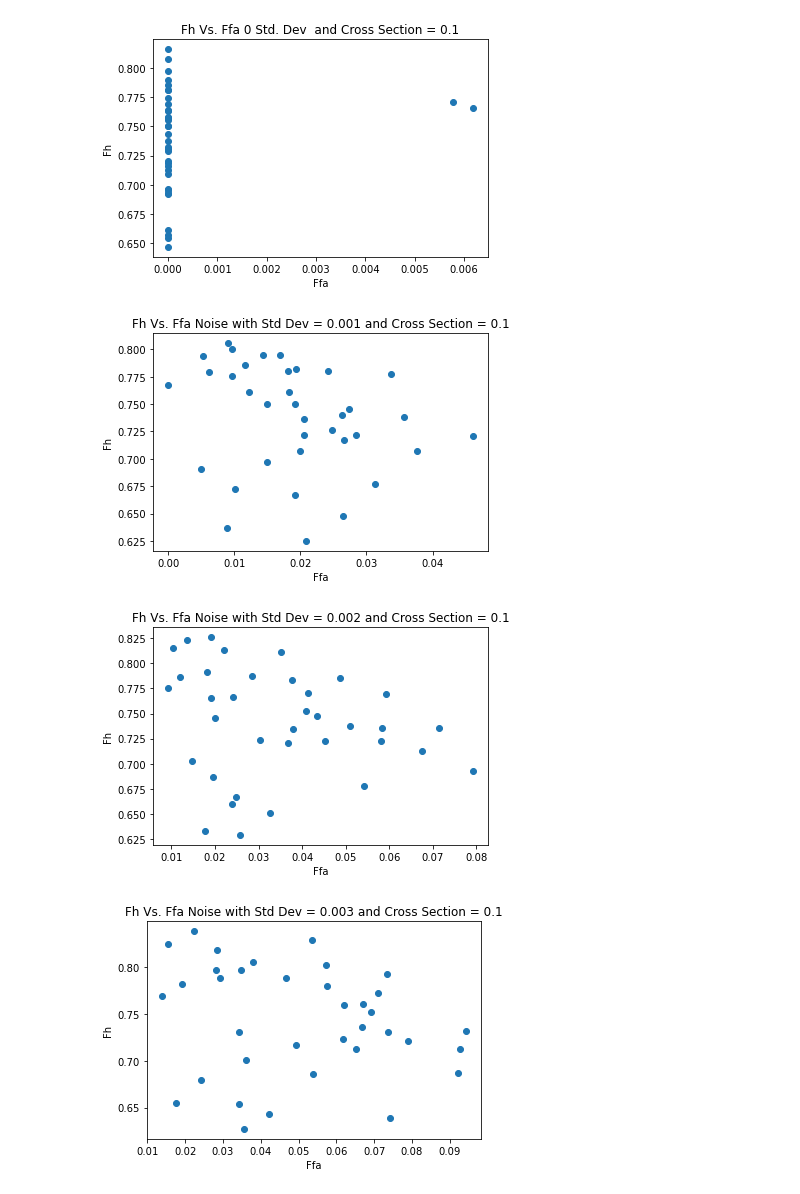
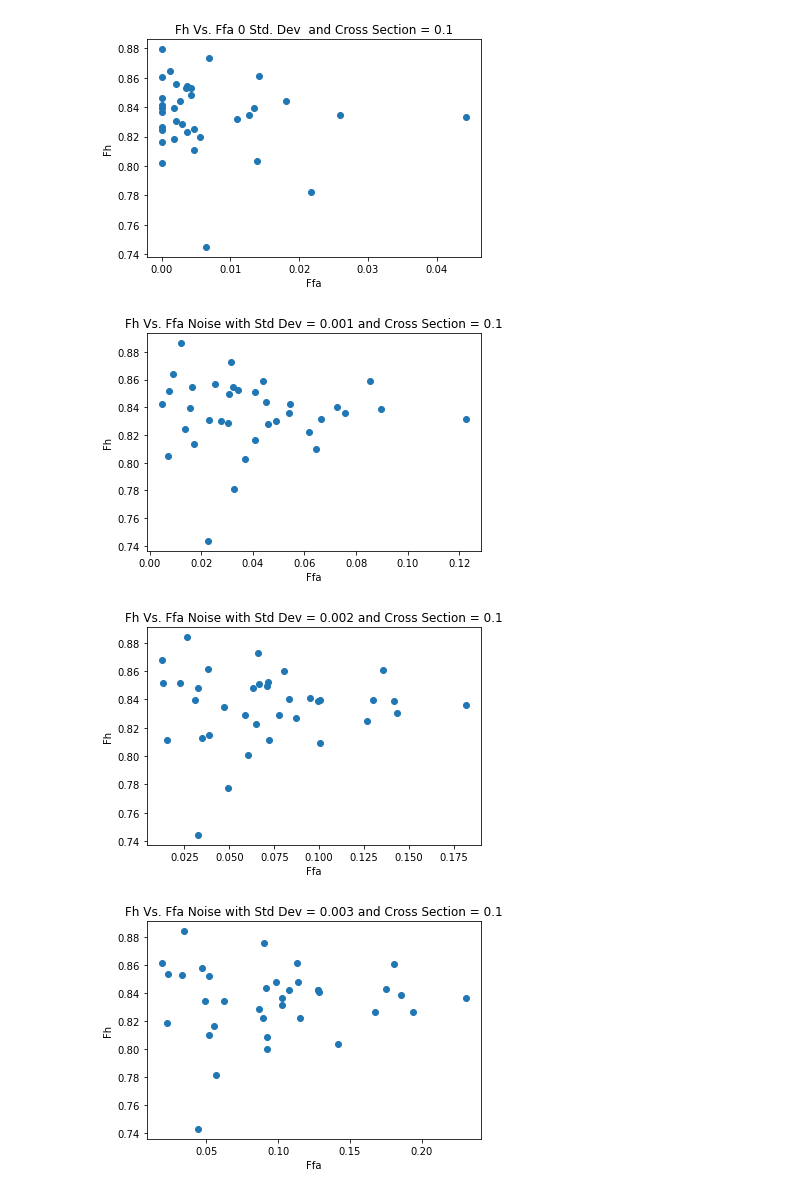
Before and after one commit to willrnt05/NeuralNetworksAssignment2, a Jupyter notebook: Assign2.ipynb, the cells around one changed output. Saved outputs shown, nothing was run; the diff lists cells and outputs as text; code cells hidden in the pictures.

Commit message:
SizeOfDatasetChoice

```diff
--- a/Assign2.ipynb
+++ b/Assign2.ipynb
@@ -64,11 +64,12 @@ def compareImage(Original, Output):
     return mismatch / len(Original)
 
 #gets all dataset 1 images
-def DataSetOfAllImages(num):
+def DataSetOfAllImages(num, size):
     dataset = []
+    size = int(size / 16)
     for i in alphabet:
         path = list("./CharDatasetx/y.jpg")
-        path[len(path) - 5] = str(i)
+        path[len(path) - 5] = str(i)*size
         path[13] = str(num)
         path = "".join(path)
         img = cv2.imread(path, cv2.IMREAD_GRAYSCALE)
@@ -152,7 +153,7 @@ def Perturb(images, mean, std_dev, cs):
 
         sample = numpy.random.normal(mean, std_dev, num)
 
-        RandomImageIndexes = random.sample(range(0, 255), num)
+        RandomImageIndexes = random.sample(range(0, len(i)), num)
 
         sampleIndex = 0
 
@@ -194,6 +195,21 @@ def SixteenAutoAssociativeDeepModel(X, y, _epochs, _batch_size, V = False):
     model.add(Dense(128, kernel_regularizer=regularizers.l2(0.001), activation='relu'))
     model.add(Dense(128, kernel_regularizer=regularizers.l2(0.001), activation='relu'))
     model.add(Dense(256, kernel_regularizer=regularizers.l2(0.001), activation='relu'))
+
+    model.compile(loss='binary_crossentropy', optimizer='adam')
+
+    model.fit(X, y, epochs=_epochs, batch_size=_batch_size, verbose = V)
+    return model
+
+def ThirtyTwoAutoAssociativeDeepModel(X, y, _epochs, _batch_size, V = False):
+
+    model = Sequential()
+
+    model.add(Dense(128, input_dim = 1024, activation='relu'))
+    model.add(Dense(128, kernel_regularizer=regularizers.l2(0.001), activation='relu'))
+    model.add(Dense(128, kernel_regularizer=regularizers.l2(0.001), activation='relu'))
+    model.add(Dense(128, kernel_regularizer=regularizers.l2(0.001), activation='relu'))
+    model.add(Dense(1024, kernel_regularizer=regularizers.l2(0.001), activation='relu'))
 
     model.compile(loss='binary_crossentropy', optimizer='adam')
 
@@ -296,7 +312,7 @@ def RunExperiment(X, M):
             FhArrays.append(a[0])
             FfaArrays.append(a[1])
 
-        Tabulate(FhArrays, FfaArrays, M, 16)
+        Tabulate(FhArrays, FfaArrays, M, math.sqrt(len(X[0])))
 
 
 
@@ -308,11 +324,11 @@ def RunExperiment(X, M):
 
 def main():
 
-    X = numpy.array(DataSetOfAllImages(1))
-    X2 = numpy.array(DataSetOfAllImages(2))
+    X = numpy.array(DataSetOfAllImages(1, 32))
+    X2 = numpy.array(DataSetOfAllImages(2, 32))
     y = X
 
-    M = SixteenAutoAssociativeDeepModel(X, y, 100, 2, True)
+    M = ThirtyTwoAutoAssociativeDeepModel(X, y, 100, 2, True)
     print("Running Experiment with Original Dataset")
     RunExperiment(X, M)
     print("Running Experiment with Dataset #2")
@@ -337,9 +353,9 @@ Epoch 6/100
 ... (188 lines left out)
 Running Experiment with Original Dataset
 Predicting Dataset
 Running Analysis
 Testing with Noise
-[figure, old version]
+[figure, new version]
-[figure, old version]
+[figure, new version]
-[figure, old version]
+[figure, new version]
-[figure, old version]
+[figure, new version]
```
Also changed, not shown: parts of 1 cell of this notebook.
